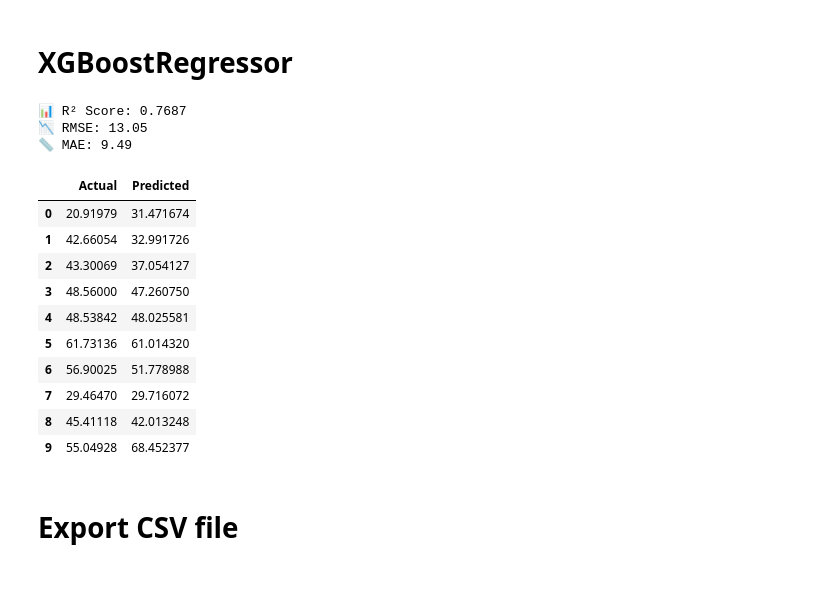
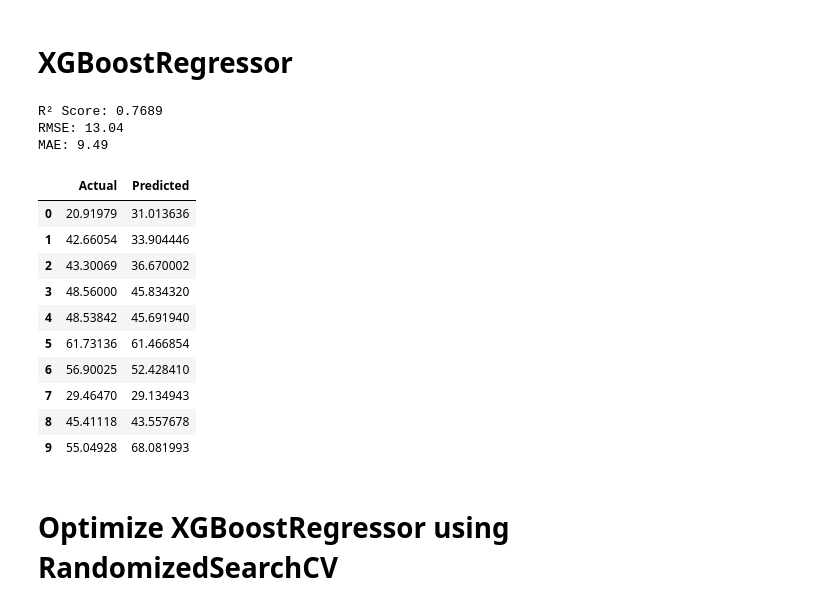
Before and after one commit to Elvis-Jekir/podcast_prediction, a Jupyter notebook: Podcast_Prediction_Listening_XGBOOSTregressor.ipynb, the cells around one changed output. Saved outputs shown, nothing was run; the diff lists cells and outputs as text; code cells hidden in the pictures; blank space fills up the shorter version.

```diff
--- a/Podcast_Prediction_Listening_XGBOOST.ipynb
+++ b/Podcast_Prediction_Listening_XGBOOSTregressor.ipynb
@@ -664,0 +516,30 @@ X_train, X_val, y_train, y_val = train_test_split(X, y, test_size=0.2, random_st
+# %%
+from sklearn.preprocessing import StandardScaler
+
+# Split dataset into x and y
+X= train_df.drop(columns=['Listening_Time_minutes'])
+y = train_df['Listening_Time_minutes']
+
+# Use IDs later
+X_id = X["id"]
+test_df_id = test_df["id"]
+
+X = X.drop(columns=['id'])
+test_df = test_df.drop(columns=['id'])
+
+# Scaling
+numeric_features = X.select_dtypes(include=['int64', 'float64']).columns
+scaler = StandardScaler()
+X[numeric_features] = scaler.fit_transform(X[numeric_features])
+test_df[numeric_features] = scaler.fit_transform(test_df[numeric_features])
+
+# One hot encoding
+# Combine train and test dataset first to avoid any difference in columns between two files after one-hot-encoding
+combined_df = pd.concat([X, test_df], axis=0)
+categorical_features = combined_df.select_dtypes(include=['object']).columns
+
+# Apply encoding
+encoded_combined_df = pd.get_dummies(combined_df, columns=categorical_features, drop_first=True)
+
+X = encoded_combined_df.iloc[:len(X), :]
+test_df = encoded_combined_df.iloc[len(test_df):, :]
@@ -665,3 +548,6 @@ X_train, X_val, y_train, y_val = train_test_split(X, y, test_size=0.2, random_st
+# %%
+# Split dataset
+X_train, X_test, y_train, y_test = train_test_split(X, y, test_size=0.2, random_state=42)
 # %% [markdown]
 # XGBoostRegressor
 # %%
@@ -675,41 +561,41 @@ model = XGBRegressor(random_state=42, n_jobs=-1, verbosity=0)
 model.fit(X_train, y_train) #X_train, y_train)
 
 # 2. Predict on validation set
-y_pred = model.predict(X_val)
+y_pred = model.predict(X_test)
 
 # 3. Evaluate the model
-mse = mean_squared_error(y_val, y_pred)
+mse = mean_squared_error(y_test, y_pred)
 rmse = np.sqrt(mse)
-mae = mean_absolute_error(y_val, y_pred)
-r2 = r2_score(y_val, y_pred)
+mae = mean_absolute_error(y_test, y_pred)
+r2 = r2_score(y_test, y_pred)
 
 print(f"R² Score: {r2:.4f}")
 print(f"RMSE: {rmse:.2f}")
 print(f"MAE: {mae:.2f}")
 # %% [output]
-📊 R² Score: 0.7687
-📉 RMSE: 13.05
-📏 MAE: 9.49
+R² Score: 0.7689
+RMSE: 13.04
+MAE: 9.49
 # %%
 # Create a comparison table: actual vs predicted
 results_df = pd.DataFrame({
-    'Actual': y_val.values,
+    'Actual': y_test.values,
     'Predicted': y_pred
 })
 
 # Show first 10 rows
 results_df.head(10)
 # %% [output]
 |  | Actual | Predicted |
-| 0 | 20.91979 | 31.471674 |
-| 1 | 42.66054 | 32.991726 |
-| 2 | 43.30069 | 37.054127 |
-| 3 | 48.56000 | 47.260750 |
-| 4 | 48.53842 | 48.025581 |
-| 5 | 61.73136 | 61.014320 |
-| 6 | 56.90025 | 51.778988 |
-| 7 | 29.46470 | 29.716072 |
-| 8 | 45.41118 | 42.013248 |
-| 9 | 55.04928 | 68.452377 |
+| 0 | 20.91979 | 31.013636 |
+| 1 | 42.66054 | 33.904446 |
+| 2 | 43.30069 | 36.670002 |
+| 3 | 48.56000 | 45.834320 |
+| 4 | 48.53842 | 45.691940 |
+| 5 | 61.73136 | 61.466854 |
+| 6 | 56.90025 | 52.428410 |
+| 7 | 29.46470 | 29.134943 |
+| 8 | 45.41118 | 43.557678 |
+| 9 | 55.04928 | 68.081993 |
-# %% [markdown]
-# Export CSV file
+# %% [markdown]
+#  Optimize XGBoostRegressor using RandomizedSearchCV
```
Also changed, not shown: parts of 19 cells of this notebook, 1 other file.
